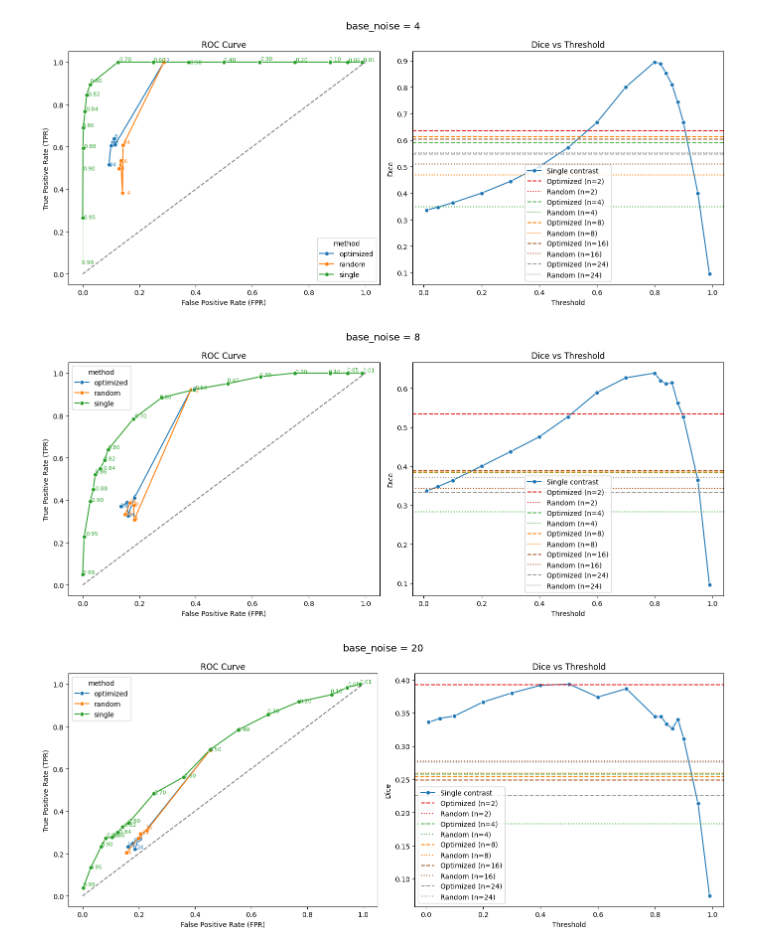
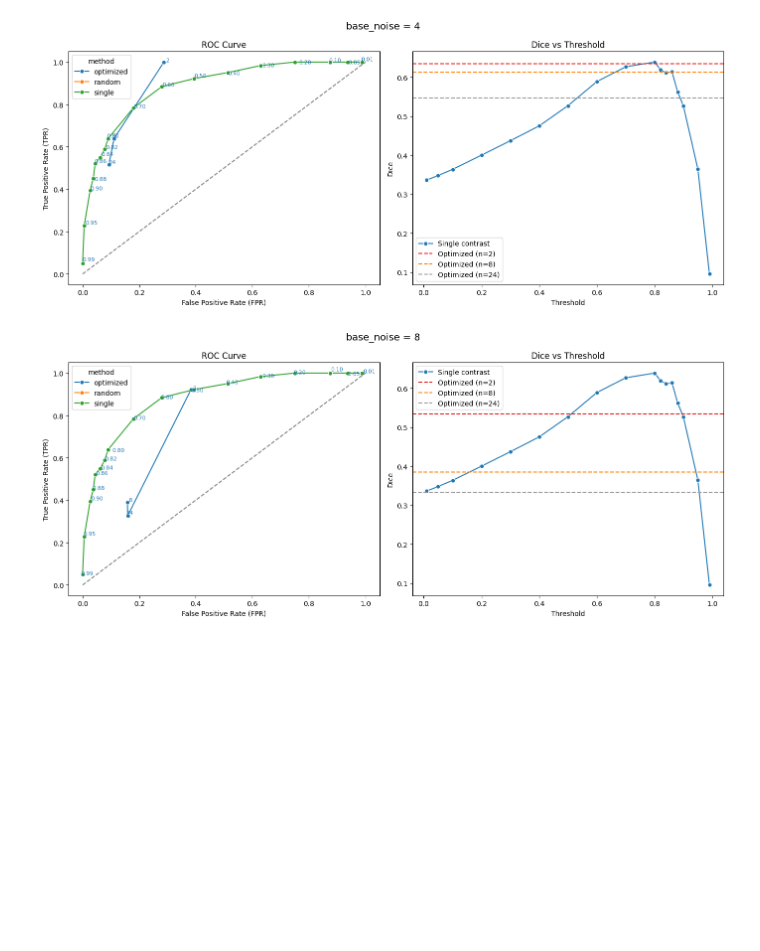
Before and after one commit to DiedrichsenLab/OptimalBattery, a Jupyter notebook: notebooks/test.ipynb, the cells around one changed output. Saved outputs shown, nothing was run; the diff lists cells and outputs as text; code cells hidden in the pictures; blank space fills up the shorter version.

```diff
--- a/notebooks/test.ipynb
+++ b/notebooks/test.ipynb
@@ -44,12 +44,12 @@ U_true_5 = pt.from_numpy(U_true_5).to(device=device, dtype=pt.float64)
 collapsed_U_true = sim.collapse_U(U_true_5, target_parcels_indices=[4])
 # %%
 # constants
-battery_sizes = [2,4,8,16,24]
+battery_sizes = [2,8,24]
 n_batteries = 1000 # only for multi
 num_task_lib = 100 # shared
 n_parcels = 5 # shared
-base_noise_list = [4,8,20,32,100]
-n_sim = 10 # shared
+base_noise_list = [4,8]
+n_sim = 2 # shared
 threshold_list = [0.01, 0.05, 0.1, 0.2, 0.3, 0.4, 0.5, 0.6, 0.7, 0.8,0.82,0.84,0.86,0.88, 0.9, 0.95, 0.99]
 # %%
 def get_confusion_stats(U_true, U_pred, roi_index=0):
@@ -118,7 +118,6 @@ def sim_parcellation(num_task_lib = 100,
             else:
                 rng = np.random.default_rng()
             V_lib = rng.normal(0, 1, (num_task_lib, n_parcels))
-            V_lib = V_lib - V_lib.mean(axis=0, keepdims=True)
             G_lib = V_lib @ V_lib.T
             V_lib = pt.tensor(V_lib, device=device, dtype=pt.float64)
 
@@ -133,7 +132,6 @@ def sim_parcellation(num_task_lib = 100,
                     top_comb = sim.find_max_contrast_against_all(Vs=V_lib, region_idx=4)
 
                 V_battery = V_lib[top_comb, :]
-                V_battery = ut.center_matrix(V_battery, axis=0)
 
                 Y_battery = V_battery @ U_true
                 weighted_noise_std = sim.get_weighted_noise_std(n_task, max_battery_size, base_noise)
@@ -209,14 +207,12 @@ def sim_single_contrast(num_task_lib=100,
         else:
             rng = np.random.default_rng()
         V_lib = rng.normal(0, 1, (num_task_lib, n_parcels))
-        V_lib = V_lib - V_lib.mean(axis=0, keepdims=True)
         V_lib = pt.tensor(V_lib, device=device, dtype=pt.float64)
 
         max_idx, min_idx = sim.find_max_contrast_against_all(V_lib, 4)
         combination = [max_idx, min_idx]
 
         V_localizer = V_lib[combination, :]
-        V_localizer = ut.center_matrix(V_localizer, axis=0)
 
         Y_localizer = V_localizer @ U_true
         weighted_noise_std = sim.get_weighted_noise_std(2, max_battery_size, base_noise)
@@ -224,8 +220,7 @@ def sim_single_contrast(num_task_lib=100,
         noise = rng.normal(0, weighted_noise_std, Y_localizer.shape)
         noise = pt.tensor(noise, dtype=pt.float64, device=Y_localizer.device)
         Y_localizer = Y_localizer + noise
-        # Y_localizer = ut.center_matrix(Y_localizer, axis=0)
-        # Y_localizer = ut.normalize_matrix(Y_localizer, axis=0)
+        Y_localizer = ut.center_matrix(Y_localizer, axis=0)
 
         for threshold in thresholds:
             contrast = sim.make_thresholded_contrast(Y_localizer[0, :], Y_localizer[1, :], threshold)
@@ -270,17 +265,6 @@ for noise in base_noise_list:
         collapsed_U_true=collapsed_U_true, seed=0
     )
 
-    D_random = sim_parcellation(
-        num_task_lib=num_task_lib,
-        n_parcels=n_parcels,
-        metrics=['random'],
-        U_true=U_true_5,
-        battery_sizes=battery_sizes,
-        n_batteries=n_batteries,
-        base_noise=noise,
-        n_sim=n_sim,
-        collapsed_U_true=collapsed_U_true, seed=0
-    )
 
     D_single = sim_single_contrast(
         num_task_lib=num_task_lib,
@@ -295,11 +279,10 @@ for noise in base_noise_list:
 
     D_multi['base_noise'] = noise
     D_multi['strategy'] = 'optimized'
-    D_random['base_noise'] = noise
-    D_random['strategy'] = 'random'
+
     D_single['base_noise'] = noise
     D_single['strategy'] = 'single'
 
-    results_all.append((D_multi, D_random, D_single, noise))
+    results_all.append((D_multi, D_single, noise))
 # %% [output]
 Processing battery size: 2
@@ -322,5 +294,5 @@ Processing battery size: 24
 # %%
-for D_multi, D_random, D_single, noise in results_all:
+for D_multi, D_random, noise in results_all:
     fig, axs = plt.subplots(1, 2, figsize=(14, 6))
     fig.suptitle(f"base_noise = {noise}", fontsize=14)
 
@@ -332,7 +304,7 @@ for D_multi, D_random, D_single, noise in results_all:
 
     roc_df = pd.concat([
         avg_roc(D_multi, "optimized"),
-        avg_roc(D_random, "random"),
+        # avg_roc(D_random, "random"),
         avg_roc(D_single, "single")
     ])
 
@@ -364,36 +336,35 @@ for D_multi, D_random, D_single, noise in results_all:
 
 
     # --- Dice Plot ---
     dice_ax = axs[1]
 
     sns.lineplot(
         data=D_single.groupby("threshold")["dice"].mean().reset_index(),
         x="threshold", y="dice", marker="o", label="Single contrast", ax=dice_ax
     )
 
     n_tasks = sorted(D_multi["n_task"].unique())
     cmap = cm.get_cmap('Set1', len(n_tasks))
     color_map_task = {n: cmap(i) for i, n in enumerate(n_tasks)}
 
     for n in n_tasks:
         color = color_map_task[n]
 
         # Optimized (dashed)
         opt_mean = D_multi[D_multi["n_task"] == n]["dice"].mean()
         dice_ax.axhline(y=opt_mean, linestyle='--', color=color, label=f"Optimized (n={n})")
 
-        # Random (dotted) from D_random!
-        rand_mean = D_random[D_random["n_task"] == n]["dice"].mean()
-        dice_ax.axhline(y=rand_mean, linestyle=':', color=color, label=f"Random (n={n})")
+        # # Random (dotted) from D_random!
+        # rand_mean = D_random[D_random["n_task"] == n]["dice"].mean()
+        # dice_ax.axhline(y=rand_mean, linestyle=':', color=color, label=f"Random (n={n})")
 
     dice_ax.set_title("Dice vs Threshold")
     dice_ax.set_xlabel("Threshold")
     dice_ax.set_ylabel("Dice")
     dice_ax.legend()
 
     plt.tight_layout()
     plt.show()
 # %% [output]
-[figure, old version]
+[figure, new version]
-[figure, old version]
+[figure, new version]
-[figure, removed]
```
Also changed, not shown: parts of 2 cells of this notebook, 8 other files.
